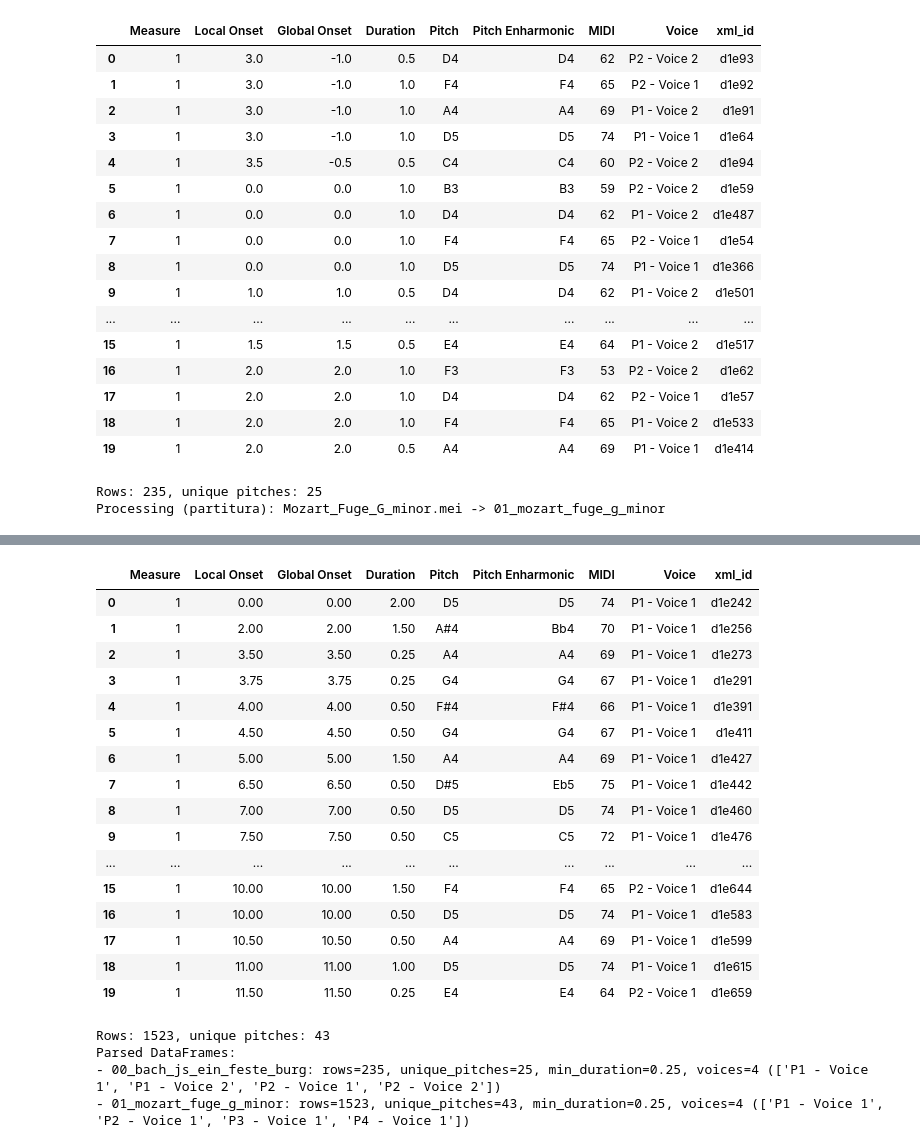
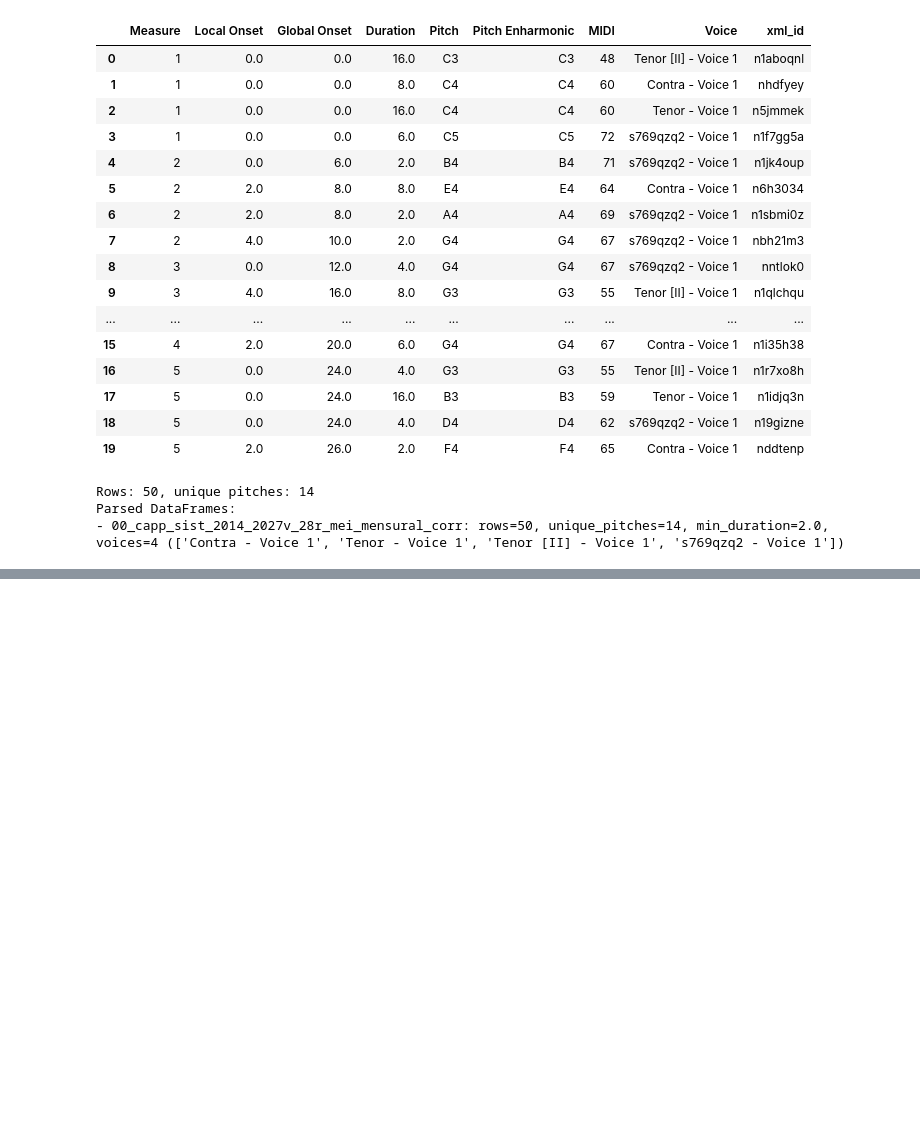
Before and after one commit to egorpol/camat_v2, a Jupyter notebook: testing_parser.ipynb, the cells around one changed output, grey strips where cells are left out. Saved outputs shown, nothing was run; the diff lists cells and outputs as text; code cells hidden in the pictures; blank space fills up the shorter version.

Commit message:
mensural hacks (to be tested)

```diff
--- a/testing_parser.ipynb
+++ b/testing_parser.ipynb
@@ -1,5 +1,6 @@
 # %%
 # Imports
+from doctest import NORMALIZE_WHITESPACE
 import os
 import sys
 from IPython.display import display
@@ -14,6 +15,8 @@ FILTER_ZERO_DURATION = True # filter out notes with duration 0 (grace notes)
 ADJUST_FRACTIONAL_DURATION = True # rounds Duration, Local Onset, and Global Onset to 3 decimals
 PARSE_ENHARMONIC = True     # add 'Pitch Enharmonic' column grounded in source notation
 PLOTTING_BACKEND = 'bokeh'  # 'plt' | 'bokeh' | 'none'
+
+NORMALIZE_MENSURAL_DURATIONS = True # normalize mensural durations
 
 SHOW_MEASURE_LINES = True   # draw vertical measure lines at measure starts
 MEASURE_LINE_COLOR = 'black'  # color for the measure lines
@@ -40,8 +43,9 @@ FILE_SOURCES = [
     #'https://raw.githubusercontent.com/humdrum-tools/bach-wtc/refs/heads/main/kern/wtc1f22.krn',
     # 'https://raw.githubusercontent.com/trompamusic-encodings/Beethoven_Op31_No3_HenleUrtext/refs/heads/master/Beethoven_Op31_No3_3-HenleUrtext.mei'
     # 'https://raw.githubusercontent.com/piasteuck/winterreise-analysis/refs/heads/main/Schubert_Winterreise_Dataset_v2-0/01_RawData/score_musicxml/Schubert_D911-20.xml',
-    'https://raw.githubusercontent.com/music-encoding/sample-encodings/main/MEI_5.0/Music/Complete_examples/Bach-JS_Ein_feste_Burg.mei',
-    'https://raw.githubusercontent.com/music-encoding/sample-encodings/main/MEI_3.0/Music/Complete_examples/Mozart_Fuge_G_minor.mei'
+    #'https://raw.githubusercontent.com/music-encoding/sample-encodings/main/MEI_5.0/Music/Complete_examples/Bach-JS_Ein_feste_Burg.mei',
+    #'https://raw.githubusercontent.com/music-encoding/sample-encodings/main/MEI_3.0/Music/Complete_examples/Mozart_Fuge_G_minor.mei',
+    'https://github.com/annplaksin/mei-sample-encodings/raw/refs/heads/main/Dufay-M-SeLaFace/Capp.Sist.%2014,%2027v-28r_MEI_Mensural_corr.mei'
     # 'https://raw.githubusercontent.com/humdrum-tools/bach-wtc/refs/heads/main/kern/wtc2f05.krn',
     # 'C:/Users/egorp/OneDrive/Desktop/weimar_ftp_backup/dokuwiki/database/05/CaSe_11_UNSP_UNSP_Danksagenw_005_00011.xml'  # If you prefer backslashes, make it a raw string: r'C:\Users\egorp\...'
 ]
@@ -63,6 +67,13 @@ results, dfs_by_name, df_processed = parse_files(
     adjust_fractional_duration=ADJUST_FRACTIONAL_DURATION,
     parse_enharmonic=PARSE_ENHARMONIC,
     backend=PLOTTING_BACKEND,
+    normalize_mensural_durations=NORMALIZE_MENSURAL_DURATIONS,
+    inject_missing_meter_signature=True,
+    default_meter_count=2,
+    default_meter_unit=2,
+    try_verovio_mei_conversion=True,
+    verovio_mensural_to_cmn=True,
+    allow_music21_fallback=False,
     show_measure_lines=SHOW_MEASURE_LINES,
     measure_line_color=MEASURE_LINE_COLOR,
     show_hover=HOVER_ENABLED,
@@ -98,22 +111,23 @@ WARNING : unmatched repetitions. adding a repetition start at position 0
 [interactive output not drawn]
 [interactive output not drawn]
 [interactive output not drawn]
 |  | Measure | Local Onset | Global Onset | Duration | Pitch | Pitch Enharmonic | MIDI | Voice | xml_id |
-| 0 | 1 | 3.0 | -1.0 | 0.5 | D4 | D4 | 62 | P2 - Voice 2 | d1e93 |
-| 1 | 1 | 3.0 | -1.0 | 1.0 | F4 | F4 | 65 | P2 - Voice 1 | d1e92 |
-| 2 | 1 | 3.0 | -1.0 | 1.0 | A4 | A4 | 69 | P1 - Voice 2 | d1e91 |
-| 3 | 1 | 3.0 | -1.0 | 1.0 | D5 | D5 | 74 | P1 - Voice 1 | d1e64 |
-| 4 | 1 | 3.5 | -0.5 | 0.5 | C4 | C4 | 60 | P2 - Voice 2 | d1e94 |
-| 5 | 1 | 0.0 | 0.0 | 1.0 | B3 | B3 | 59 | P2 - Voice 2 | d1e59 |
-| 6 | 1 | 0.0 | 0.0 | 1.0 | D4 | D4 | 62 | P1 - Voice 2 | d1e487 |
-| 7 | 1 | 0.0 | 0.0 | 1.0 | F4 | F4 | 65 | P2 - Voice 1 | d1e54 |
-| 8 | 1 | 0.0 | 0.0 | 1.0 | D5 | D5 | 74 | P1 - Voice 1 | d1e366 |
-| 9 | 1 | 1.0 | 1.0 | 0.5 | D4 | D4 | 62 | P1 - Voice 2 | d1e501 |
+| 0 | 1 | 0.0 | 0.0 | 16.0 | C3 | C3 | 48 | Tenor [II] - Voice 1 | n1aboqnl |
+| 1 | 1 | 0.0 | 0.0 | 8.0 | C4 | C4 | 60 | Contra - Voice 1 | nhdfyey |
+| 2 | 1 | 0.0 | 0.0 | 16.0 | C4 | C4 | 60 | Tenor - Voice 1 | n5jmmek |
+| 3 | 1 | 0.0 | 0.0 | 6.0 | C5 | C5 | 72 | s769qzq2 - Voice 1 | n1f7gg5a |
+| 4 | 2 | 0.0 | 6.0 | 2.0 | B4 | B4 | 71 | s769qzq2 - Voice 1 | n1jk4oup |
+| 5 | 2 | 2.0 | 8.0 | 8.0 | E4 | E4 | 64 | Contra - Voice 1 | n6h3034 |
+| 6 | 2 | 2.0 | 8.0 | 2.0 | A4 | A4 | 69 | s769qzq2 - Voice 1 | n1sbmi0z |
+| 7 | 2 | 4.0 | 10.0 | 2.0 | G4 | G4 | 67 | s769qzq2 - Voice 1 | nbh21m3 |
+| 8 | 3 | 0.0 | 12.0 | 4.0 | G4 | G4 | 67 | s769qzq2 - Voice 1 | nntlok0 |
+| 9 | 3 | 4.0 | 16.0 | 8.0 | G3 | G3 | 55 | Tenor [II] - Voice 1 | n1qlchqu |
 | ... | ... | ... | ... | ... | ... | ... | ... | ... | ... |
-| 15 | 1 | 1.5 | 1.5 | 0.5 | E4 | E4 | 64 | P1 - Voice 2 | d1e517 |
-| 16 | 1 | 2.0 | 2.0 | 1.0 | F3 | F3 | 53 | P2 - Voice 2 | d1e62 |
-| 17 | 1 | 2.0 | 2.0 | 1.0 | D4 | D4 | 62 | P2 - Voice 1 | d1e57 |
-| 18 | 1 | 2.0 | 2.0 | 1.0 | F4 | F4 | 65 | P1 - Voice 2 | d1e533 |
-| 19 | 1 | 2.0 | 2.0 | 0.5 | A4 | A4 | 69 | P1 - Voice 1 | d1e414 |
+| 15 | 4 | 2.0 | 20.0 | 6.0 | G4 | G4 | 67 | Contra - Voice 1 | n1i35h38 |
+| 16 | 5 | 0.0 | 24.0 | 4.0 | G3 | G3 | 55 | Tenor [II] - Voice 1 | n1r7xo8h |
+| 17 | 5 | 0.0 | 24.0 | 16.0 | B3 | B3 | 59 | Tenor - Voice 1 | n1idjq3n |
+| 18 | 5 | 0.0 | 24.0 | 4.0 | D4 | D4 | 62 | s769qzq2 - Voice 1 | n19gizne |
+| 19 | 5 | 2.0 | 26.0 | 2.0 | F4 | F4 | 65 | Contra - Voice 1 | nddtenp |
-Rows: 235, unique pitches: 25
-Processing (partitura): Mozart_Fuge_G_minor.mei -> 01_mozart_fuge_g_minor
+Rows: 50, unique pitches: 14
+Parsed DataFrames:
+- 00_capp_sist_2014_2027v_28r_mei_mensural_corr: rows=50, unique_pitches=14, min_duration=2.0, voices=4 (['Contra - Voice 1', 'Tenor - Voice 1', 'Tenor [II] - Voice 1', 's769qzq2 - Voice 1'])
@@ -122,21 +133,0 @@ Processing (partitura): Mozart_Fuge_G_minor.mei -> 01_mozart_fuge_g_minor
-|  | Measure | Local Onset | Global Onset | Duration | Pitch | Pitch Enharmonic | MIDI | Voice | xml_id |
-| 0 | 1 | 0.00 | 0.00 | 2.00 | D5 | D5 | 74 | P1 - Voice 1 | d1e242 |
-| 1 | 1 | 2.00 | 2.00 | 1.50 | A#4 | Bb4 | 70 | P1 - Voice 1 | d1e256 |
-| 2 | 1 | 3.50 | 3.50 | 0.25 | A4 | A4 | 69 | P1 - Voice 1 | d1e273 |
-| 3 | 1 | 3.75 | 3.75 | 0.25 | G4 | G4 | 67 | P1 - Voice 1 | d1e291 |
-| 4 | 1 | 4.00 | 4.00 | 0.50 | F#4 | F#4 | 66 | P1 - Voice 1 | d1e391 |
-| 5 | 1 | 4.50 | 4.50 | 0.50 | G4 | G4 | 67 | P1 - Voice 1 | d1e411 |
-| 6 | 1 | 5.00 | 5.00 | 1.50 | A4 | A4 | 69 | P1 - Voice 1 | d1e427 |
-| 7 | 1 | 6.50 | 6.50 | 0.50 | D#5 | Eb5 | 75 | P1 - Voice 1 | d1e442 |
-| 8 | 1 | 7.00 | 7.00 | 0.50 | D5 | D5 | 74 | P1 - Voice 1 | d1e460 |
-| 9 | 1 | 7.50 | 7.50 | 0.50 | C5 | C5 | 72 | P1 - Voice 1 | d1e476 |
-| ... | ... | ... | ... | ... | ... | ... | ... | ... | ... |
-| 15 | 1 | 10.00 | 10.00 | 1.50 | F4 | F4 | 65 | P2 - Voice 1 | d1e644 |
-| 16 | 1 | 10.00 | 10.00 | 0.50 | D5 | D5 | 74 | P1 - Voice 1 | d1e583 |
-| 17 | 1 | 10.50 | 10.50 | 0.50 | A4 | A4 | 69 | P1 - Voice 1 | d1e599 |
-| 18 | 1 | 11.00 | 11.00 | 1.00 | D5 | D5 | 74 | P1 - Voice 1 | d1e615 |
-| 19 | 1 | 11.50 | 11.50 | 0.25 | E4 | E4 | 64 | P2 - Voice 1 | d1e659 |
-Rows: 1523, unique pitches: 43
-Parsed DataFrames:
-- 00_bach_js_ein_feste_burg: rows=235, unique_pitches=25, min_duration=0.25, voices=4 (['P1 - Voice 1', 'P1 - Voice 2', 'P2 - Voice 1', 'P2 - Voice 2'])
-- 01_mozart_fuge_g_minor: rows=1523, unique_pitches=43, min_duration=0.25, voices=4 (['P1 - Voice 1', 'P2 - Voice 1', 'P3 - Voice 1', 'P4 - Voice 1'])
```
Also changed, not shown: parts of 1 cell of this notebook, 6 other files.
